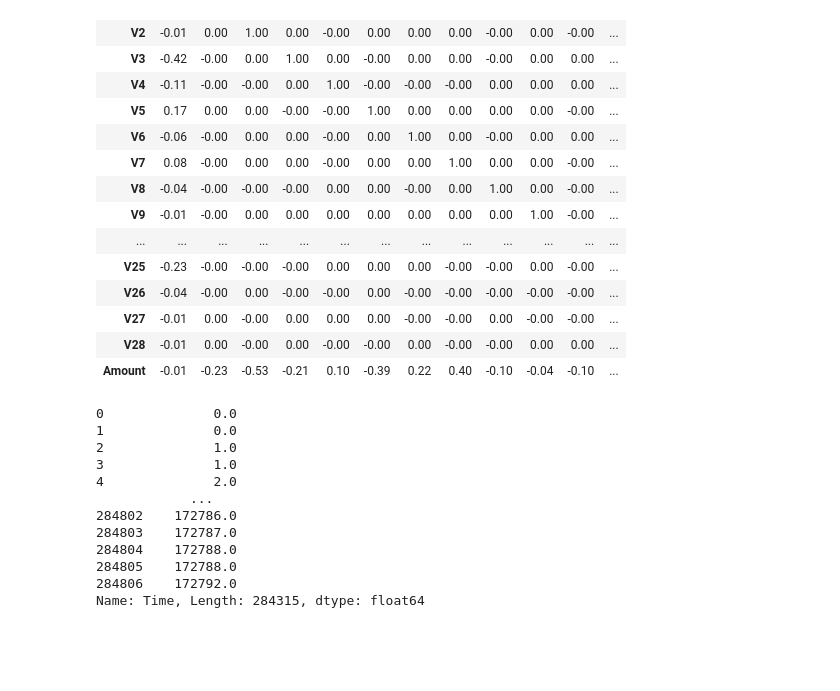
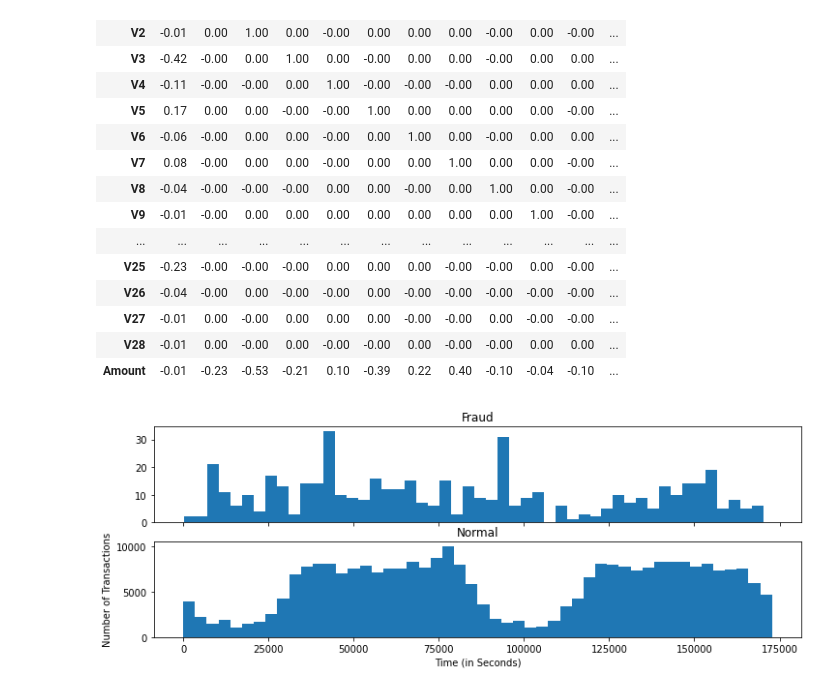
Before and after one commit to jacksdata/Fraud_Detection_Imbalanced_Data, a Jupyter notebook: EDA_Imbalanced_Credit.ipynb, the cells around one changed output. Saved outputs shown, nothing was run; the diff lists cells and outputs as text; code cells hidden in the pictures; blank space fills up the shorter version.

Commit message:
took simple graph from another notebook
Will modify soon.

```diff
--- a/EDA_Imbalanced_Credit.ipynb
+++ b/EDA_Imbalanced_Credit.ipynb
@@ -149,18 +149,19 @@ corr.style.background_gradient(cmap='coolwarm').set_precision(2)
 | Amount | -0.01 | -0.23 | -0.53 | -0.21 | 0.10 | -0.39 | 0.22 | 0.40 | -0.10 | -0.04 | -0.10 | ... |
 # %%
 class_0 = df.loc[df['Class'] == 0]["Time"]
-# %%
-class_0
-# %% [output]
-0              0.0
-1              0.0
-2              1.0
-3              1.0
-4              2.0
-            ...
-284802    172786.0
-284803    172787.0
-284804    172788.0
-284805    172788.0
-284806    172792.0
-Name: Time, Length: 284315, dtype: float64
+# %%
+f, (ax1, ax2) = plt.subplots(2, 1, sharex=True, figsize=(12,4))
+
+bins = 50
+
+ax1.hist(df.Time[df.Class == 1], bins = bins)
+ax1.set_title('Fraud')
+
+ax2.hist(df.Time[df.Class == 0], bins = bins)
+ax2.set_title('Normal')
+
+plt.xlabel('Time (in Seconds)')
+plt.ylabel('Number of Transactions')
+plt.show()
+# %% [output]
+[figure, added]
```
